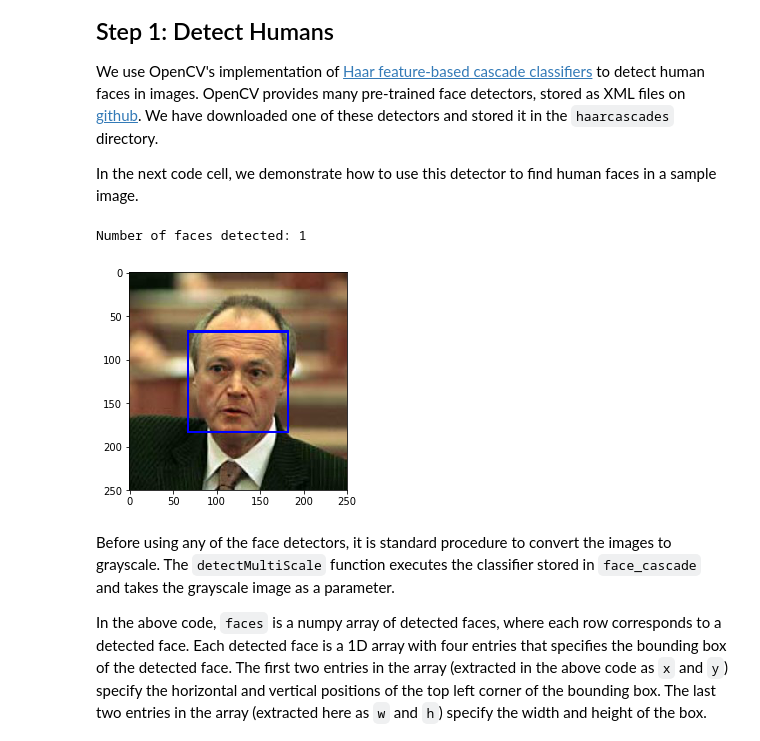
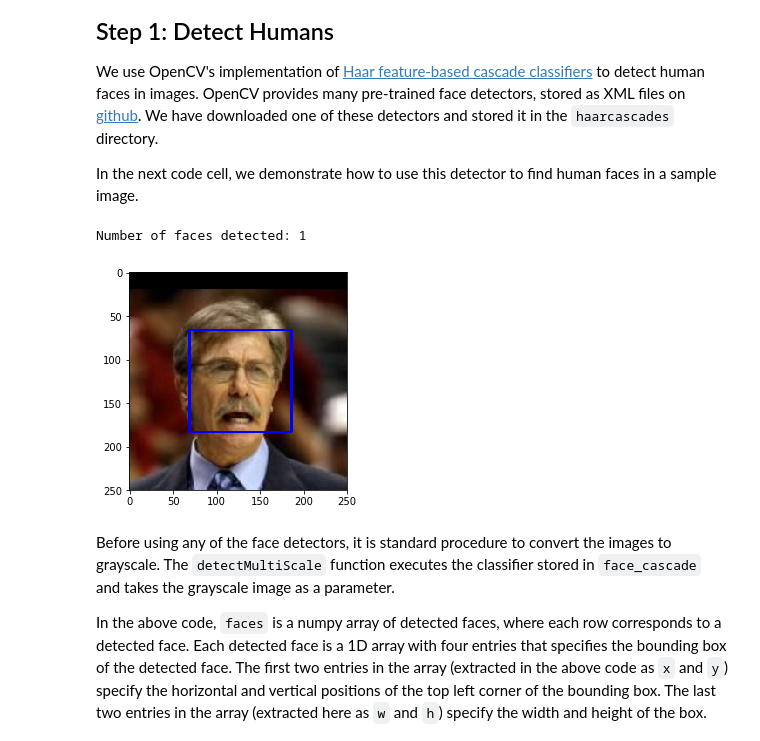
Before and after one commit to Robert-Alonso/dog-project, a Jupyter notebook: dog_app.ipynb, the cells around one changed output. Drawn from its saved outputs; the diff is of its cells as text; code cells hidden in the pictures.

```diff
--- a/dog_app.ipynb
+++ b/dog_app.ipynb
@@ -115,35 +115,35 @@ In the next code cell, we demonstrate how to use this detector to find human fac
 import cv2
 import matplotlib.pyplot as plt
 %matplotlib inline
 
 # extract pre-trained face detector
 face_cascade = cv2.CascadeClassifier('haarcascades/haarcascade_frontalface_alt.xml')
 
 # load color (BGR) image
-img = cv2.imread(human_files[356])
+img = cv2.imread(human_files[459])
 # convert BGR image to grayscale
 gray = cv2.cvtColor(img, cv2.COLOR_BGR2GRAY)
 
 # find faces in image
 faces = face_cascade.detectMultiScale(gray)
 
 # print number of faces detected in the image
 print('Number of faces detected:', len(faces))
 
 # get bounding box for each detected face
 for (x,y,w,h) in faces:
     # add bounding box to color image
     cv2.rectangle(img,(x,y),(x+w,y+h),(255,0,0),2)
 
 # convert BGR image to RGB for plotting
 cv_rgb = cv2.cvtColor(img, cv2.COLOR_BGR2RGB)
 
 # display the image, along with bounding box
 plt.imshow(cv_rgb)
 plt.show()
 # %% [output]
 Number of faces detected: 1
-[figure, old version]
+[figure, new version]
 # %% [markdown]
 Before using any of the face detectors, it is standard procedure to convert the images to grayscale.  The `detectMultiScale` function executes the classifier stored in `face_cascade` and takes the grayscale image as a parameter.
 
```
Also changed, not shown: parts of 34 cells of this notebook, 1 other file.
